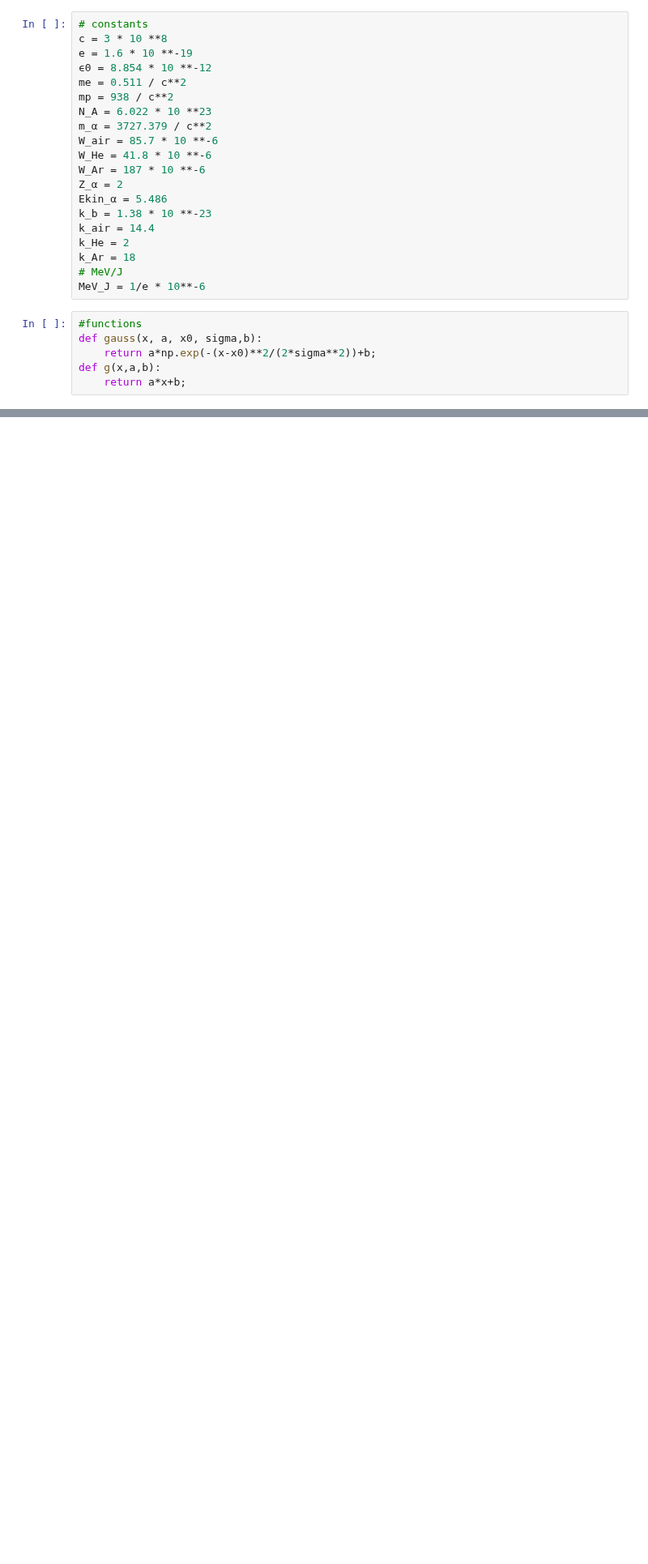
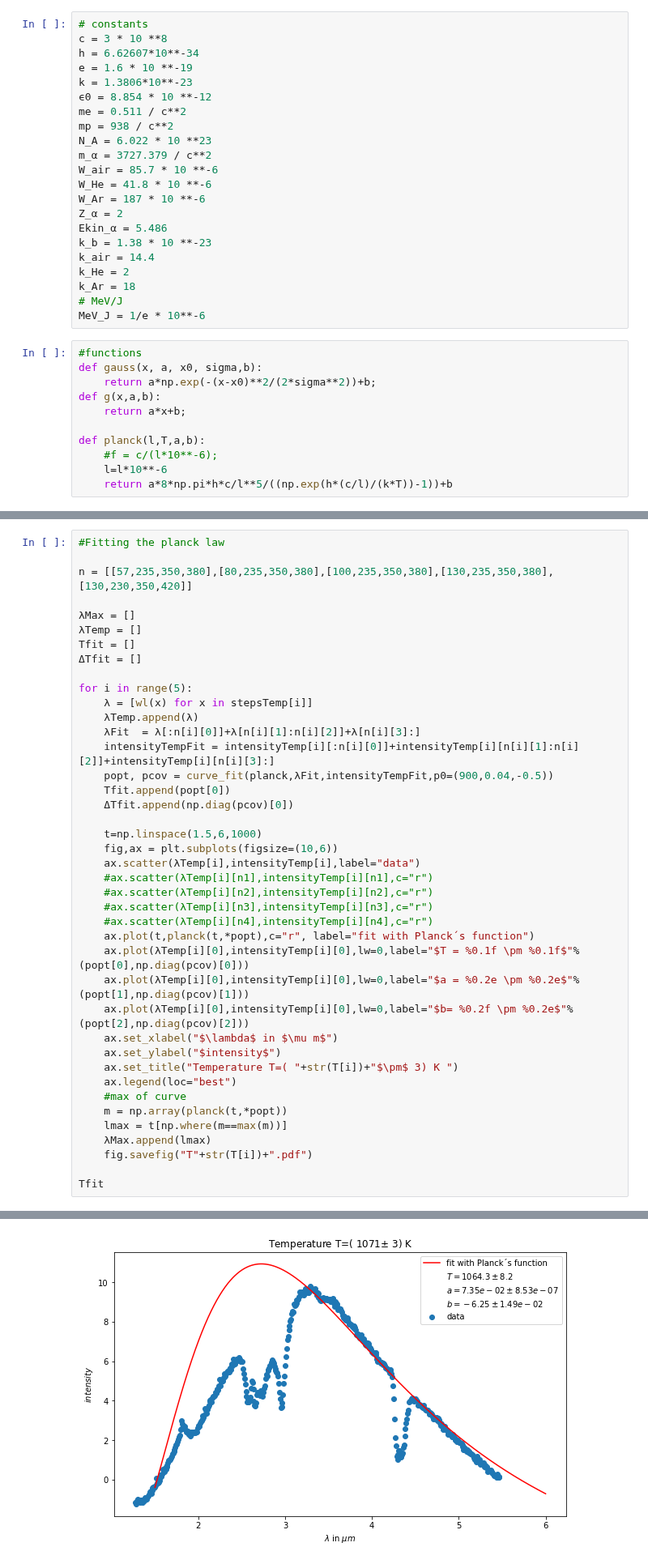
Before and after one commit to NlKLas/PyRePo, a Jupyter notebook: V30/V30.ipynb, the cells around one changed output, grey strips where cells are left out. Shown at 81% size. Drawn from its saved outputs; the diff is of its cells as text; blank space fills up the shorter version.

```diff
--- a/V30/V30.ipynb
+++ b/V30/V30.ipynb
@@ -12,7 +12,9 @@ from matplotlib.patches import Rectangle
 # %%
 # constants
 c = 3 * 10 **8
+h = 6.62607*10**-34
 e = 1.6 * 10 **-19
+k = 1.3806*10**-23
 ϵ0 = 8.854 * 10 **-12
 me = 0.511 / c**2
 mp = 938 / c**2
@@ -35,6 +37,11 @@ def gauss(x, a, x0, sigma,b):
     return a*np.exp(-(x-x0)**2/(2*sigma**2))+b;
 def g(x,a,b):
     return a*x+b;
+
+def planck(l,T,a,b):
+    #f = c/(l*10**-6);
+    l=l*10**-6
+    return a*8*np.pi*h*c/l**5/((np.exp(h*(c/l)/(k*T))-1))+b
 # %%
 #reading acquired data
 
@@ -130,3 +173,45 @@ def wl(step):
     return a*step+b;
 def Δwl(step):
     return np.sqrt((Δa*step)**2+(Δb)**2)
+# %%
+#Fitting the planck law
+
+n = [[57,235,350,380],[80,235,350,380],[100,235,350,380],[130,235,350,380],[130,230,350,420]]
+
+λMax = []
+λTemp = []
+Tfit = []
+ΔTfit = []
+
+for i in range(5):
+    λ = [wl(x) for x in stepsTemp[i]]
+    λTemp.append(λ)
+    λFit  = λ[:n[i][0]]+λ[n[i][1]:n[i][2]]+λ[n[i][3]:]
+    intensityTempFit = intensityTemp[i][:n[i][0]]+intensityTemp[i][n[i][1]:n[i][2]]+intensityTemp[i][n[i][3]:]
+    popt, pcov = curve_fit(planck,λFit,intensityTempFit,p0=(900,0.04,-0.5))
+    Tfit.append(popt[0])
+    ΔTfit.append(np.diag(pcov)[0])
+
+    t=np.linspace(1.5,6,1000)
+    fig,ax = plt.subplots(figsize=(10,6))
+    ax.scatter(λTemp[i],intensityTemp[i],label="data")
+    #ax.scatter(λTemp[i][n1],intensityTemp[i][n1],c="r")
+    #ax.scatter(λTemp[i][n2],intensityTemp[i][n2],c="r")
+    #ax.scatter(λTemp[i][n3],intensityTemp[i][n3],c="r")
+    #ax.scatter(λTemp[i][n4],intensityTemp[i][n4],c="r")
+    ax.plot(t,planck(t,*popt),c="r", label="fit with Planck´s function")
+    ax.plot(λTemp[i][0],intensityTemp[i][0],lw=0,label="$T = %0.1f \pm %0.1f$"%(popt[0],np.diag(pcov)[0]))
+    ax.plot(λTemp[i][0],intensityTemp[i][0],lw=0,label="$a = %0.2e \pm %0.2e$"%(popt[1],np.diag(pcov)[1]))
+    ax.plot(λTemp[i][0],intensityTemp[i][0],lw=0,label="$b= %0.2f \pm %0.2e$"%(popt[2],np.diag(pcov)[2]))
+    ax.set_xlabel("$\lambda$ in $\mu m$")
+    ax.set_ylabel("$intensity$")
+    ax.set_title("Temperature T=( "+str(T[i])+"$\pm$ 3) K ")
+    ax.legend(loc="best")
+    #max of curve
+    m = np.array(planck(t,*popt))
+    lmax = t[np.where(m==max(m))]
+    λMax.append(lmax)
+    fig.savefig("T"+str(T[i])+".pdf")
+
+Tfit
+# %% [output]
@@ -132,0 +223 @@ def Δwl(step):
+[figure, added]
```
Also changed, not shown: parts of 8 cells of this notebook, 22 other files.
